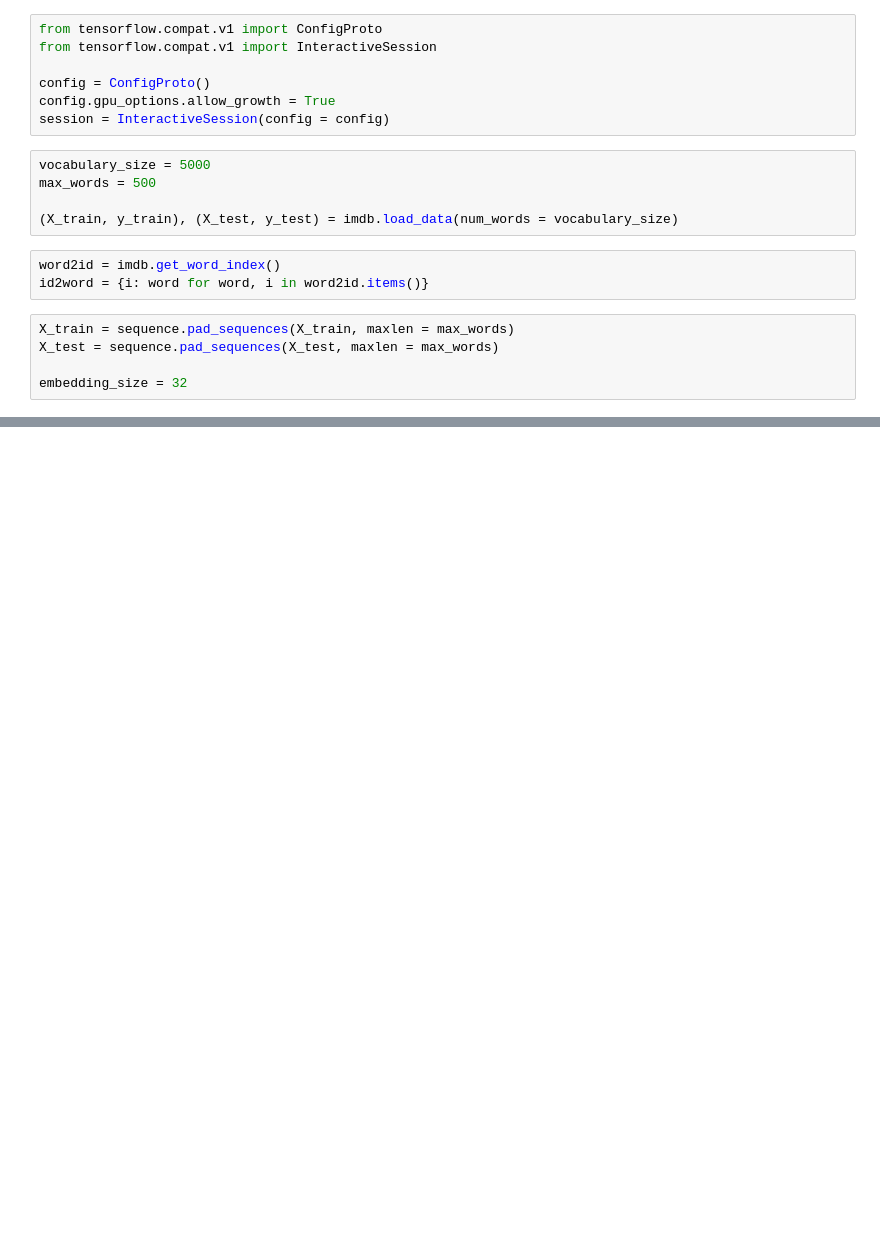
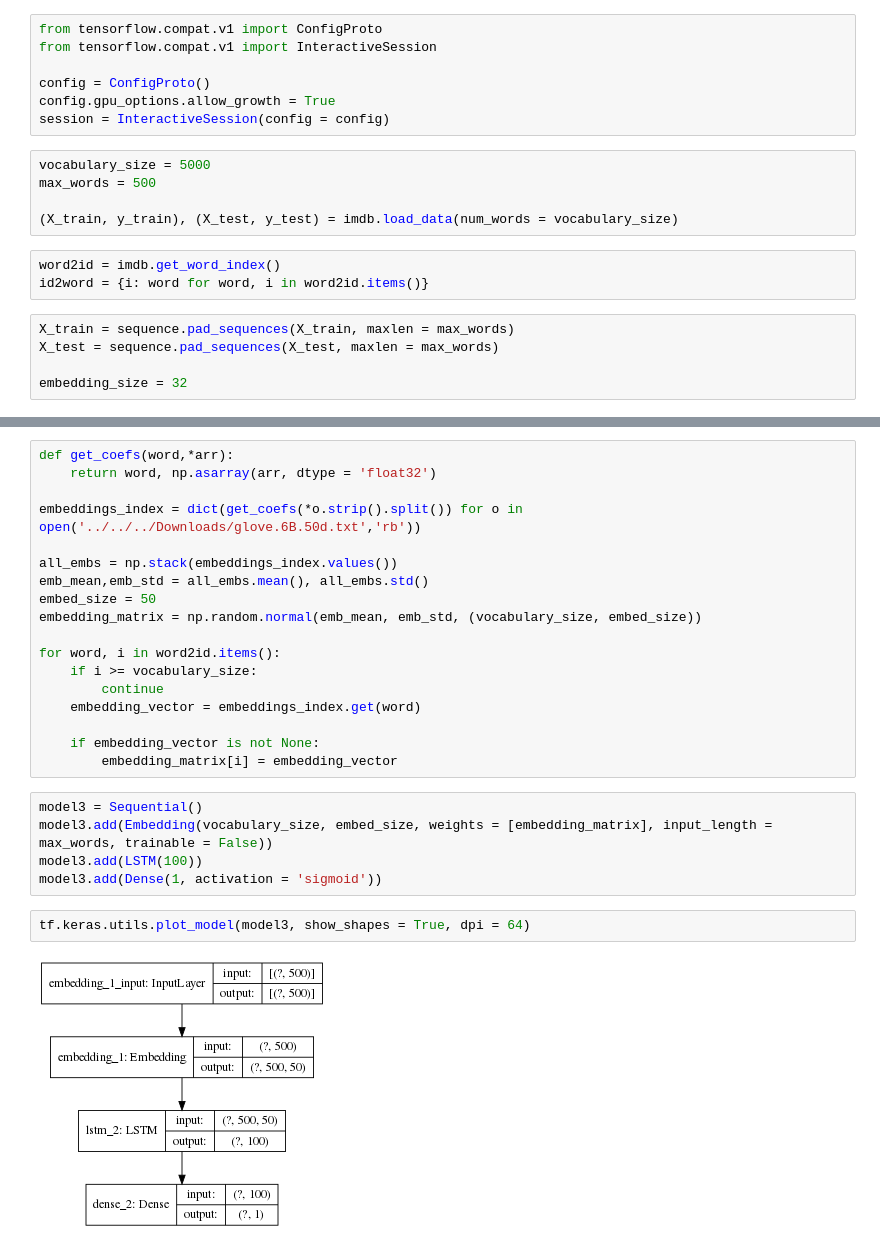
Before and after one commit to lordtt13/learning-material-artifactory, a Jupyter notebook: Sentiment Analysis/rnn_classifier.ipynb, the cells around one changed output, grey strips where cells are left out. Cells and saved outputs as stored; diff of their text form; blank space fills up the shorter version.

```diff
--- a/Sentiment Analysis/rnn_classifier.ipynb
+++ b/Sentiment Analysis/rnn_classifier.ipynb
@@ -57 +91,28 @@ Epoch 3/3
 <tensorflow.python.keras.callbacks.History at 0x...>
+# %%
+def get_coefs(word,*arr):
+    return word, np.asarray(arr, dtype = 'float32')
+
+embeddings_index = dict(get_coefs(*o.strip().split()) for o in open('../../../Downloads/glove.6B.50d.txt','rb'))
+
+all_embs = np.stack(embeddings_index.values())
+emb_mean,emb_std = all_embs.mean(), all_embs.std()
+embed_size = 50
+embedding_matrix = np.random.normal(emb_mean, emb_std, (vocabulary_size, embed_size))
+
+for word, i in word2id.items():
+    if i >= vocabulary_size:
+        continue
+    embedding_vector = embeddings_index.get(word)
+
+    if embedding_vector is not None:
+        embedding_matrix[i] = embedding_vector
+# %%
+model3 = Sequential()
+model3.add(Embedding(vocabulary_size, embed_size, weights = [embedding_matrix], input_length = max_words, trainable = False))
+model3.add(LSTM(100))
+model3.add(Dense(1, activation = 'sigmoid'))
+# %%
+tf.keras.utils.plot_model(model3, show_shapes = True, dpi = 64)
+# %% [output]
+[figure, added]
```
Also changed, not shown: parts of 12 cells of this notebook.
